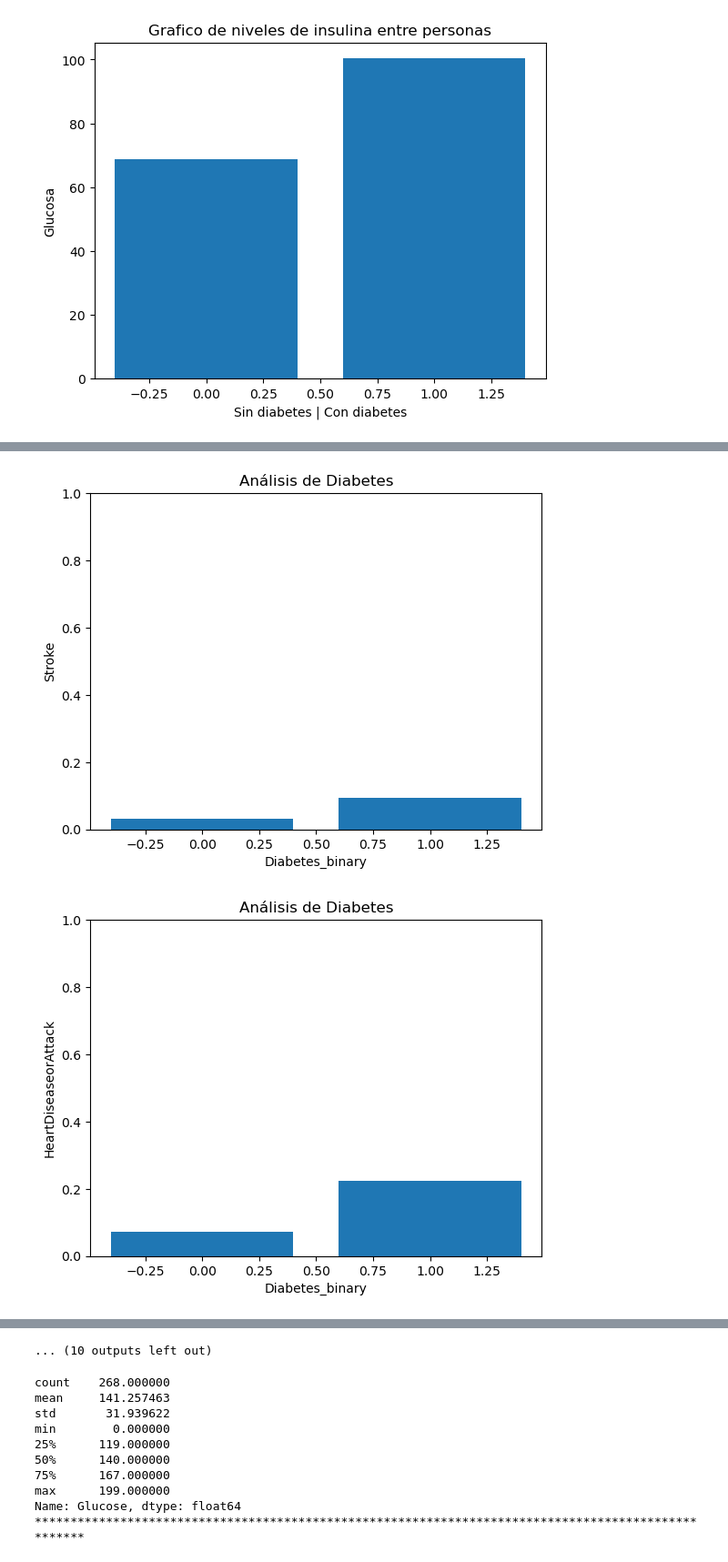
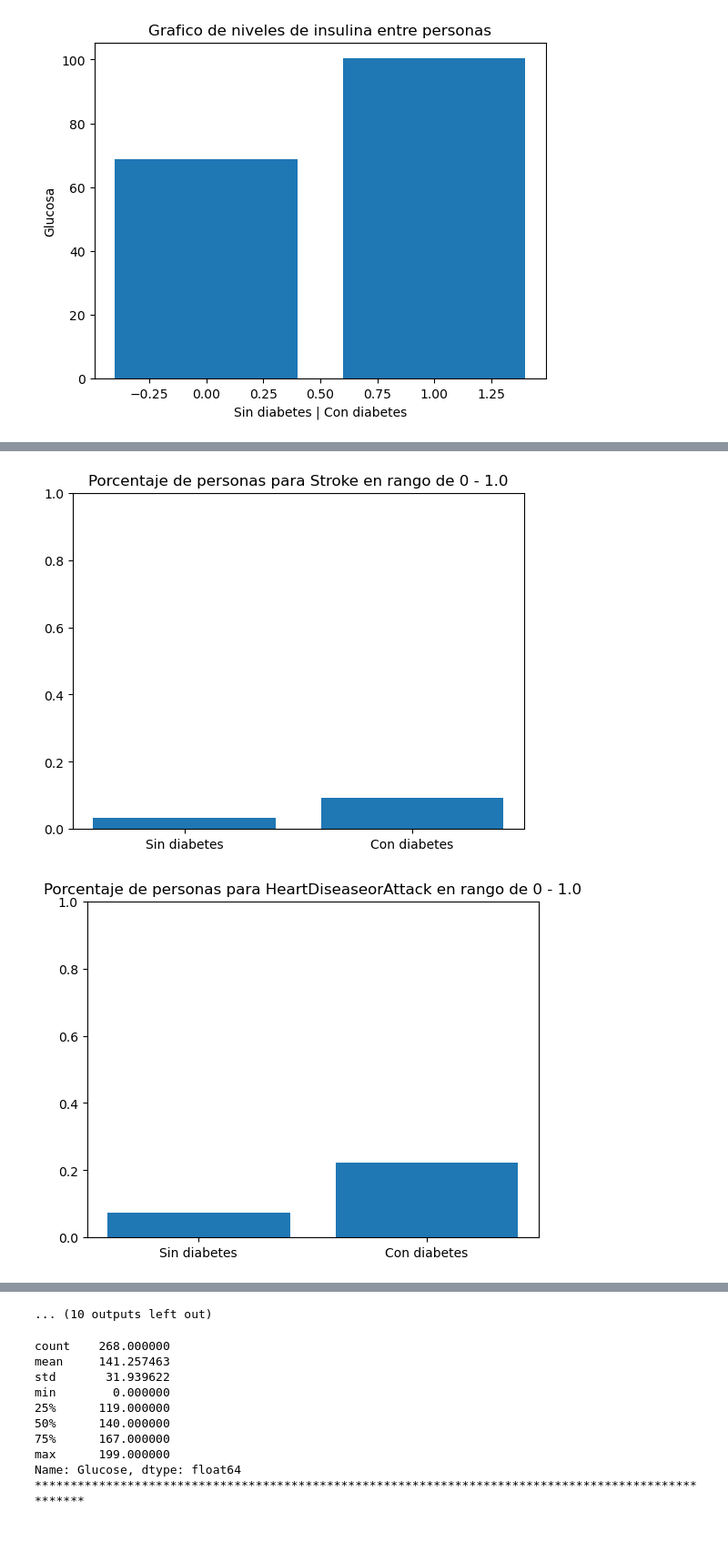
Before and after one commit to l1nk26/Proyecto-Samsung-Innovation-Campus, a Jupyter notebook: Saul.ipynb, the cells around one changed output, grey strips where cells are left out. Shown at 91% size. Drawn from its saved outputs; the diff is of its cells as text; code cells hidden in the pictures; blank space fills up the shorter version.

Commit message:
2da actualización del rango de las graficas de barras

```diff
--- a/Saul.ipynb
+++ b/Saul.ipynb
@@ -151,10 +151,9 @@ aux = list(mat.columns)
 print(aux)
 for i in range(len(aux)):
     plt.bar(mat.index, mat[aux[i]])
-    plt.ylabel(aux[i])
-    plt.xlabel("Diabetes_binary")
-    plt.title('Análisis de Diabetes')
+    plt.title(f'Porcentaje de personas para {aux[i]} en rango de 0 - {d2[aux[i]].max()}')
     plt.ylim(0, d2[aux[i]].max())
+    plt.xticks(ticks=range(2), labels=['Sin diabetes','Con diabetes'])
     plt.show()
 # %% [output]
                    HighBP  HighChol  CholCheck        BMI    Smoker    Stroke  \
@@ -182,2 +181,2 @@ Diabetes_binary
-[figure, old version]
+[figure, new version]
-[figure, old version]
+[figure, new version]
```
Also changed, not shown: parts of 1 cell of this notebook.
